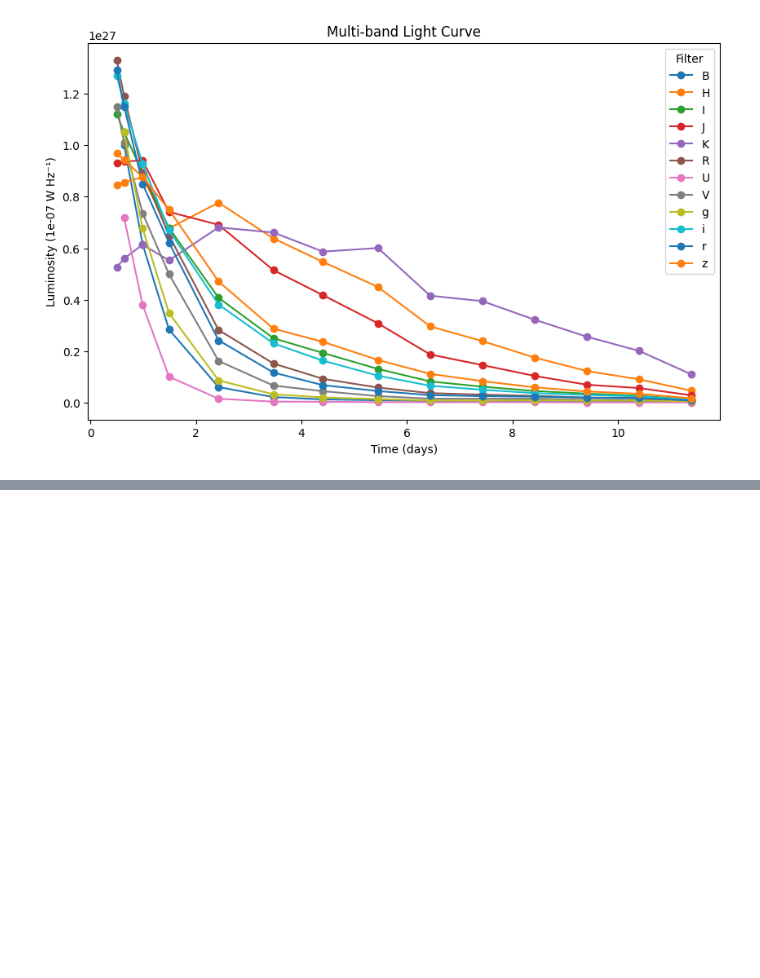
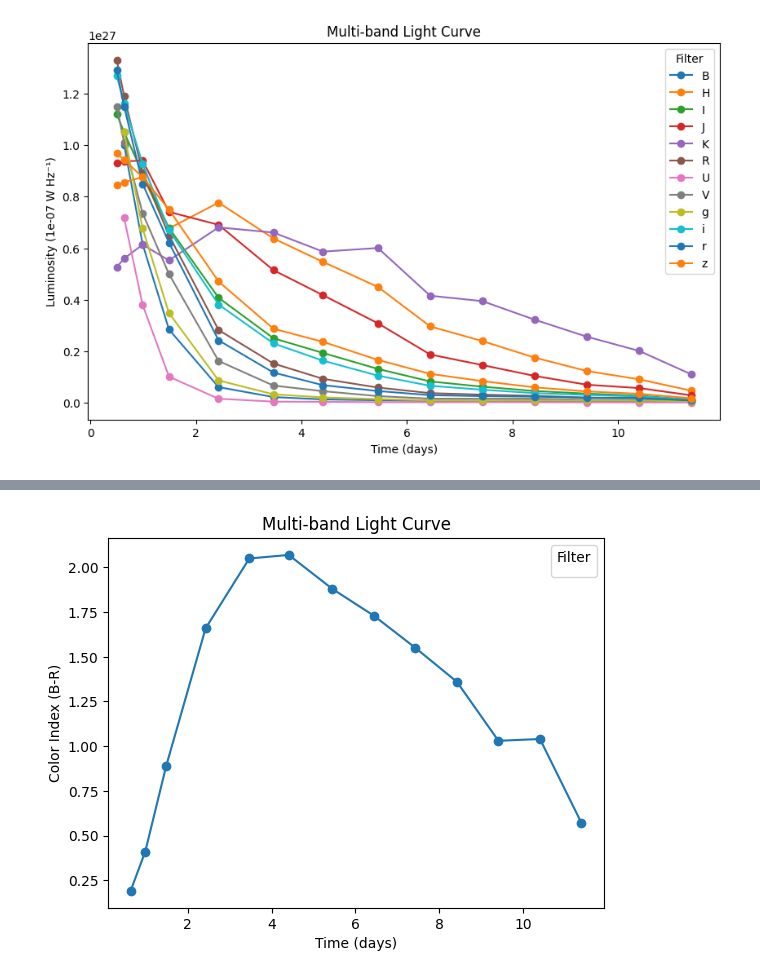
Before and after one commit to fa22991/Modeling-kilonovae-based-on-at2017gfo-, a Jupyter notebook: lightcurve.ipynb, the cells around one changed output, grey strips where cells are left out. Saved outputs shown, nothing was run; the diff lists cells and outputs as text; code cells hidden in the pictures; blank space fills up the shorter version.

Commit message:
color-index

```diff
--- a/lightcurve.ipynb
+++ b/lightcurve.ipynb
@@ -50,0 +53,34 @@ plt.show()
+# %%
+from scipy import interpolate
+mag_r= []
+time_r= []
+mag_b = []
+time_b = []
+col_index = {}
+
+
+for line in data:
+    if line['Filter'] == 'B':
+        mag_b.append(line['Mag'])
+        time_b.append(line['Time'])
+
+    if line['Filter'] == 'R':
+        mag_r.append(line['Mag'])
+        time_r.append(line['Time'])
+mag_r.pop(0)
+time_r.pop(0)
+f = interpolate.interp1d(time_b, mag_b, fill_value='extrapolate')
+# time_b.insert(0, np.float64(0.5))
+# mag_b.insert(0, f(time_b[0]))
+for i in range(len(mag_r)):
+    col_index[(mag_b[i] - mag_r[i]).astype(float)] = ((time_b[i] + time_r[i])/2).astype(float)
+
+plt.plot(col_index.values(), col_index.keys(),'-o')
+
+plt.xlabel('Time (days)')
+plt.ylabel('Color Index (B-R)')
+plt.title('Multi-band Light Curve')
+plt.legend(title='Filter')
+plt.show()
+# %% [output]
+[figure, added]
```
Also changed, not shown: parts of 1 cell of this notebook.
